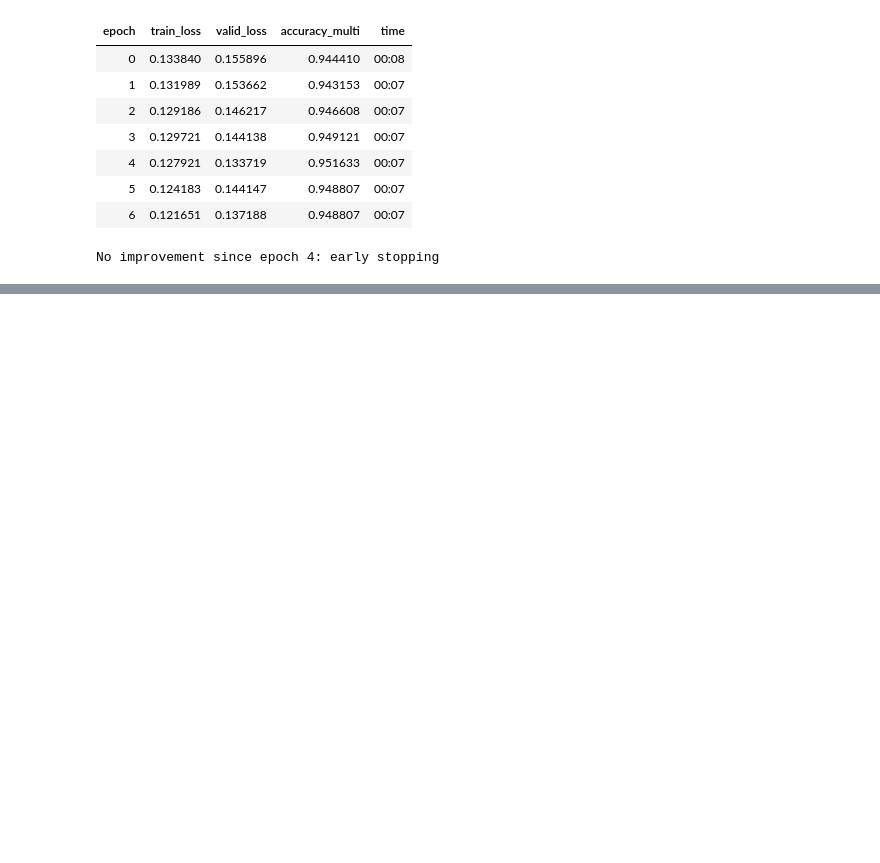
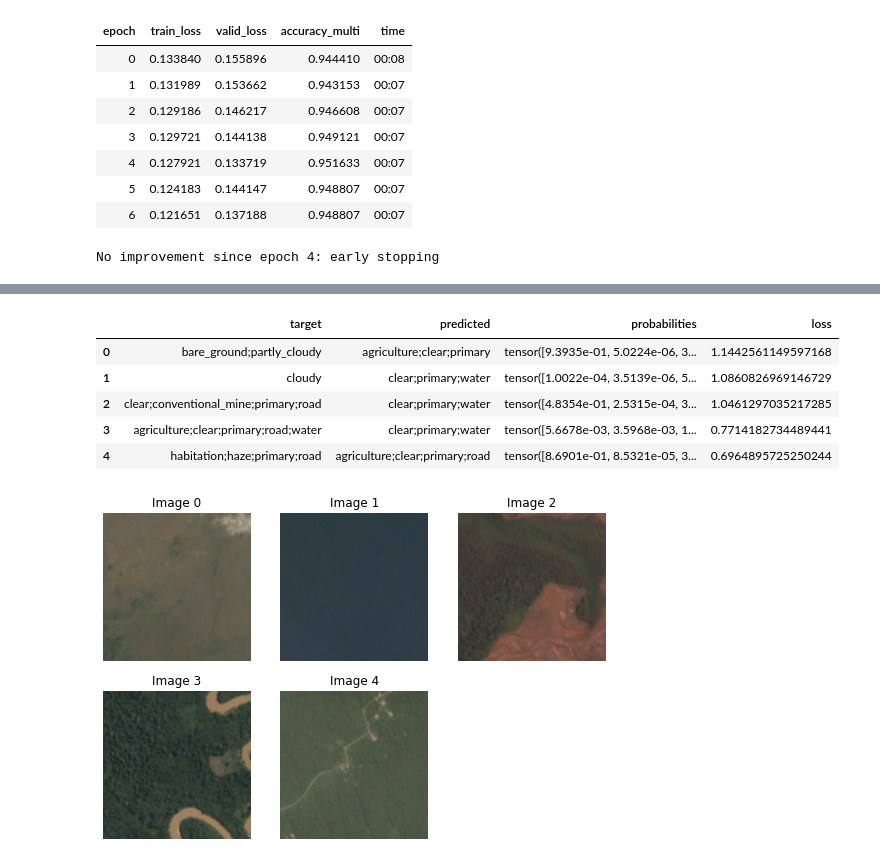
Before and after one commit to Aravinda89/multi_label_classification, a Jupyter notebook: Multi_Label_Classification.ipynb, the cells around one changed output, grey strips where cells are left out. Drawn from its saved outputs; the diff is of its cells as text; code cells hidden in the pictures; blank space fills up the shorter version.

```diff
--- a/Multi_Label_Classification.ipynb
+++ b/Multi_Label_Classification.ipynb
@@ -270,0 +280,2 @@ No improvement since epoch 4: early stopping
+# %%
+interp = ClassificationInterpretation.from_learner(learn)
@@ -270,0 +284,10 @@ No improvement since epoch 4: early stopping
+# %%
+interp.plot_top_losses(k=5)
+# %% [output]
+|  | target | predicted | probabilities | loss |
+| 0 | bare_ground;partly_cloudy | agriculture;clear;primary | tensor([9.3935e-01, 5.0224e-06, 3... | 1.1442561149597168 |
+| 1 | cloudy | clear;primary;water | tensor([1.0022e-04, 3.5139e-06, 5... | 1.0860826969146729 |
+| 2 | clear;conventional_mine;primary;road | clear;primary;water | tensor([4.8354e-01, 2.5315e-04, 3... | 1.0461297035217285 |
+| 3 | agriculture;clear;primary;road;water | clear;primary;water | tensor([5.6678e-03, 3.5968e-03, 1... | 0.7714182734489441 |
+| 4 | habitation;haze;primary;road | agriculture;clear;primary;road | tensor([8.6901e-01, 8.5321e-05, 3... | 0.6964895725250244 |
+[figure, added]
```
Also changed, not shown: parts of 3 cells of this notebook.
